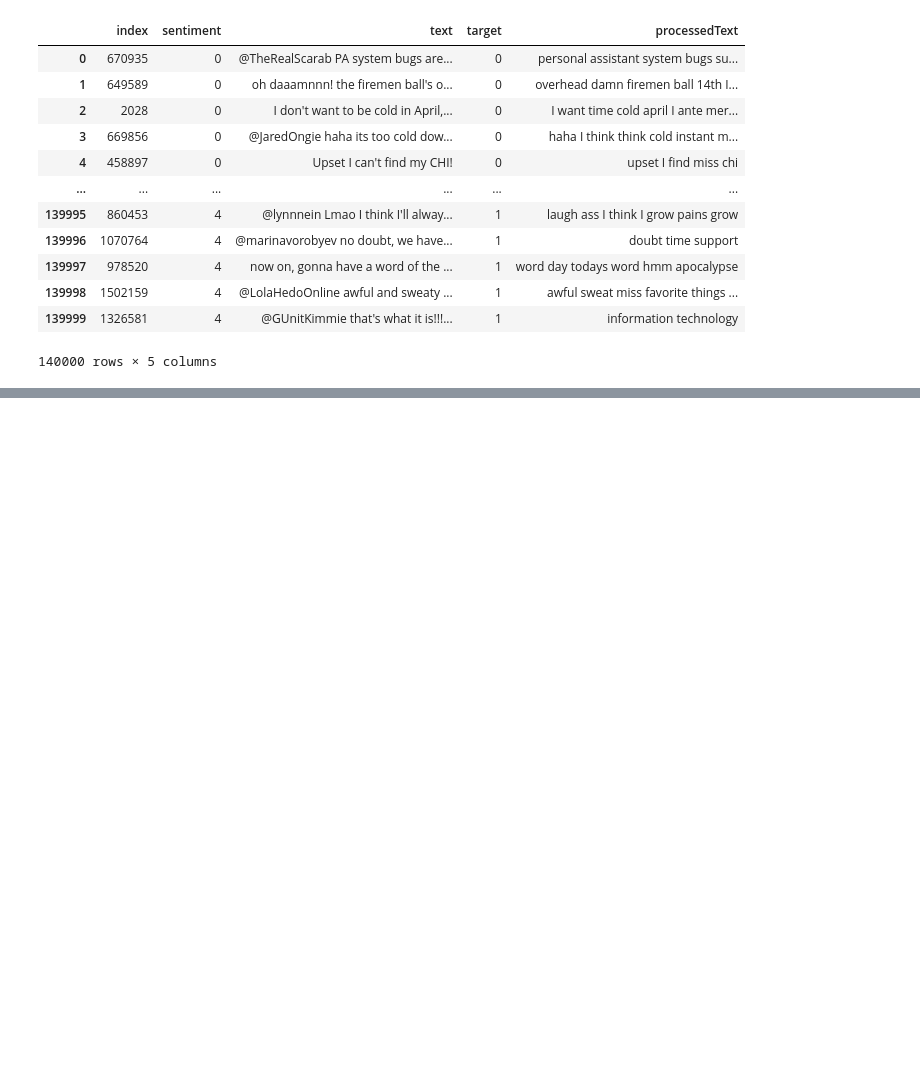
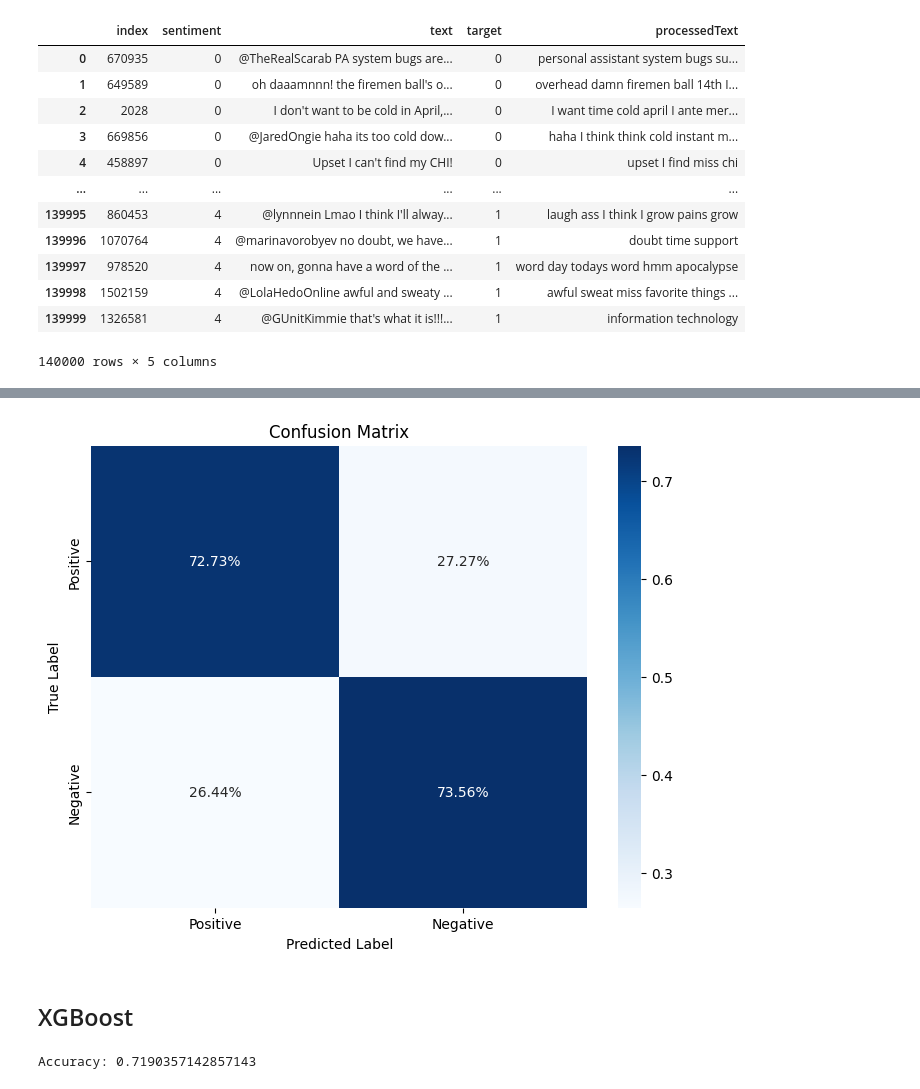
Before and after one commit to XSong1024/CS5344, a Jupyter notebook: Basic_model.ipynb, the cells around one changed output, grey strips where cells are left out. Cells and saved outputs as stored; diff of their text form; code cells hidden in the pictures; blank space fills up the shorter version.

```diff
--- a/Basic_model.ipynb
+++ b/Basic_model.ipynb
@@ -21,0 +76,18 @@ Basic models
+# %%
+plot_confusion_matrix(y_test,y_pred_rf)
+# %% [output]
+[figure, added]
+# %% [markdown]
+## XGBoost
+# %%
+from xgboost import XGBClassifier
+
+xgb = XGBClassifier()
+xgb.fit(x_train_tfidf, y_train)
+y_pred_xgb = xgb.predict(x_test_tfidf)
+
+accuracy_xgb = accuracy_score(y_test, y_pred_xgb)
+
+print(f'Accuracy: {accuracy_xgb}')
+# %% [output]
+Accuracy: 0.7190357142857143
```
Also changed, not shown: parts of 13 cells of this notebook, 2 other files.
